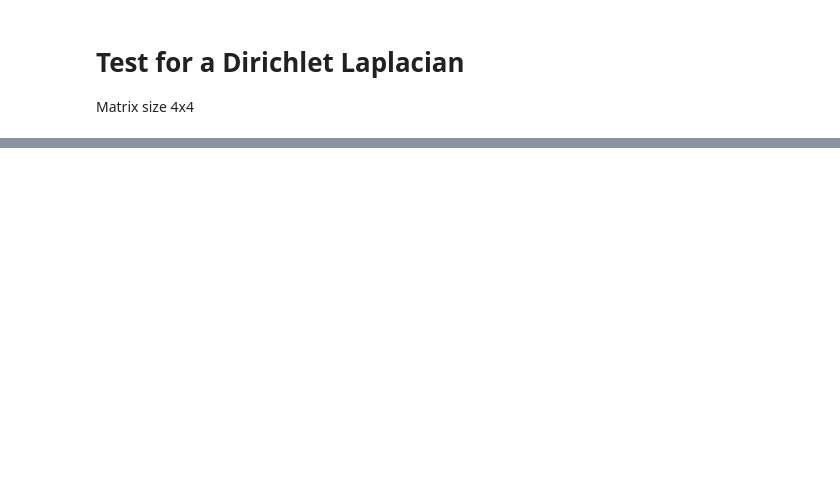
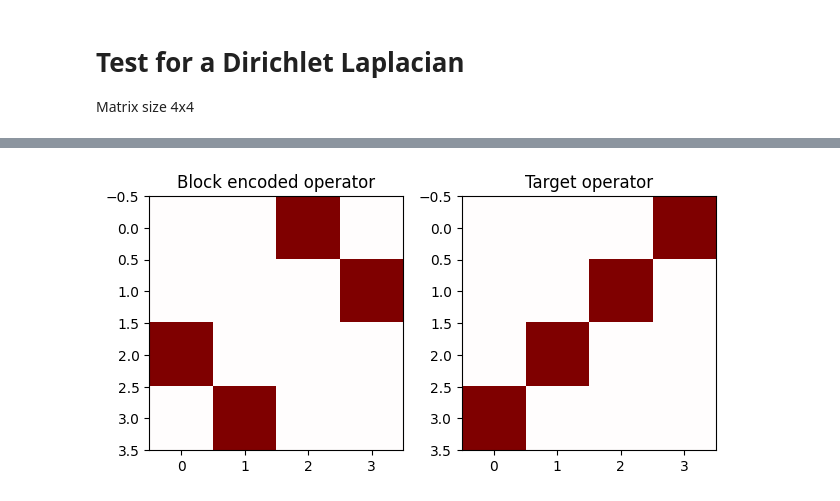
Before and after one commit to TDC28/laplacian_beqc, a Jupyter notebook: foqcs-lcu.ipynb, the cells around one changed output, grey strips where cells are left out. Saved outputs shown, nothing was run; the diff lists cells and outputs as text; code cells hidden in the pictures; blank space fills up the shorter version.

```diff
--- a/foqcs-lcu.ipynb
+++ b/foqcs-lcu.ipynb
@@ -132,0 +170,51 @@ array([[-0.5       , -0.20412415,  0.28867513,  0.11785113],
+# %%
+# Matrix definitions used to verify block encodings
+eye = np.eye(2)
+x = np.array([[0, 1], [1, 0]])
+y = np.array([[0, -1j], [1j, 0]])
+z = np.array([[1, 0], [0, -1]])
+# %%
+ops, coefs = PauliDecomposition(generate_laplacian([4], analytic_normalize=True).todense())
+ops2 = []
+
+coefs = np.sqrt(np.array(coefs))
+
+for op in ops:
+    ops2.append(PauliGate(op))
+
+# Modify coefficients for desired XX operator block encoding
+ops = ops2
+coefs[0] = 0
+coefs[1] = 0
+coefs[2] = 1
+coefs[3] = 0
+
+# Prepare circuit
+L = 2
+subprep = sub_prep_foqcs_lcu(coefs, normalization=True, compact=True)
+subprepL = sub_prep_foqcs_lcu(coefs.conj(), normalization=True, compact=True)
+select = select_foqcs_lcu(L)
+
+qc = QuantumCircuit(3 * L)
+qc.append(subprep, list(range(0, L)))
+qc.append(select, list(range(3 * L)))
+qc.append(subprepL.inverse(), list(range(L)))
+op = qc.to_instruction()
+qc.draw()
+
+qc2 = QuantumCircuit(3 * L)
+qc2.append(op, [4, 5, 2, 3, 0, 1])
+qc2.decompose().draw()
+
+# Plot and compare between simulation and expected resutls
+fig, axs = plt.subplots(1, 2)
+axs[0].imshow(get_circuit_unitary(qc2, [2]), cmap="seismic", vmin=-1, vmax=1)
+axs[0].set_title("Block encoded operator")
+
+axs[1].imshow(np.kron(x, x), cmap="seismic", vmin=-1, vmax=1)
+axs[1].set_title("Target operator")
+
+fig.tight_layout()
+plt.show()
+# %% [output]
+[figure, added]
```
Also changed, not shown: parts of 7 cells of this notebook.
